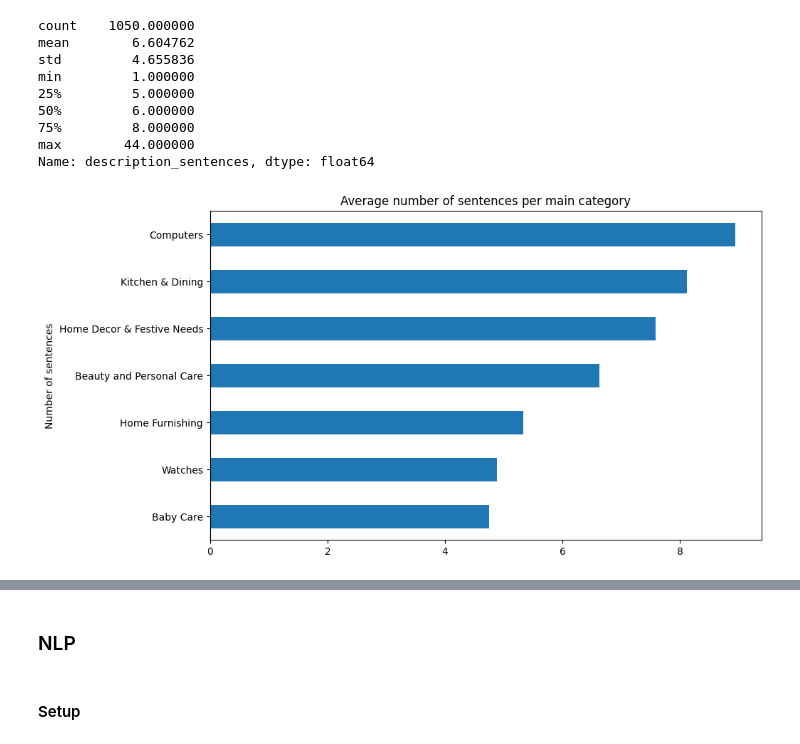
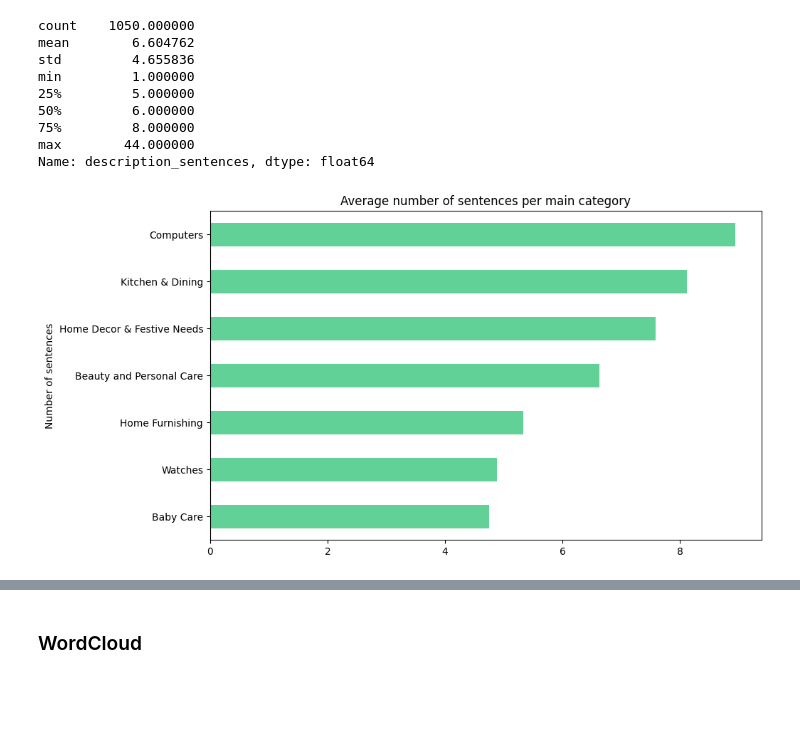
Before and after one commit to Laeti-dev/P6-txt-img_classification, a Jupyter notebook: notebooks/EDA.ipynb, the cells around one changed output, grey strips where cells are left out. Cells and saved outputs as stored; diff of their text form; code cells hidden in the pictures; blank space fills up the shorter version.

Commit message:
wordclouds and tokenized descriptions

```diff
--- a/notebooks/EDA.ipynb
+++ b/notebooks/EDA.ipynb
@@ -11,3 +16,5 @@ from nltk.stem import WordNetLemmatizer
+# %%
+COLOR = '#62d197'
 # %% [markdown]
 # EDA
 # %%
@@ -108,0 +118,12 @@ df.head()
+# %%
+df_cat = df.copy()
+
+def split_subcategories(product):
+    cleaned = product.strip('["]').replace(' >> ', '>>')
+    categories = cleaned.split('>>')
+    return categories[:-1]
+
+def extract_subcategories(row):
+    categories = row.strip('["]').split(' >> ')
+    sub_categories = ' '.join(categories[1:])  # Joindre toutes les sous-catégories en une seule chaîne
+    return sub_categories
@@ -116,0 +207,3 @@ KeyError: 'product_category_tree'
+# %%
+df['children'] = df['product_category_tree'].apply(extract_subcategories)
+df.head()
@@ -126,3 +233,6 @@ df = df.drop(columns='product_category_tree')
+# %%
+# Normalize description to lowercase
+df['description'] = df['description'].str.lower()
 # %%
 # Count number of characters in description
 df['description_length'] = df['description'].apply(lambda x: len(x))
@@ -155,13 +265,13 @@ Name: description_sentences, dtype: float64
 # %%
 # plot the distribution of the number of sentences per main category ordered by the average number of sentences
 # labels should be on the y-axis, and the number of sentences on the x-axis
 fig = plt.figure(figsize=(10, 6))
-df.groupby('main_category')['description_sentences'].mean().sort_values().plot(kind='barh')
+df.groupby('main_category')['description_sentences'].mean().sort_values().plot(kind='barh', color=COLOR)
 plt.title('Average number of sentences per main category')
 plt.ylabel('Number of sentences')
 plt.show()
 # %% [output]
-[figure, old version]
+[figure, new version]
 # %%
 home = df[df['main_category'] == 'Home Furnishing']
 # %% [output]
@@ -172,6 +282,4 @@ home = df[df['main_category'] == 'Home Furnishing']
 | 33 | b85f8843bb1c297dd5712f0bd287006d | SANTOSH ROYAL FASHION Cotton Embr... | ["Home Furnishing >> Living Room ... | Key Features of SANTOSH ROYAL FAS... | b85f8843bb1c297dd5712f0bd287006d.jpg | Home Furnishing | 954 | ... |
 | 34 | a4b09aa7927c59fbb39960b3d7919909 | House This Queen Cotton Duvet Cover | ["Home Furnishing >> Bed Linen >>... | Key Features of House This Queen ... | a4b09aa7927c59fbb39960b3d7919909.jpg | Home Furnishing | 583 | ... |
 # %% [markdown]
-### NLP
+### WordCloud
-# %% [markdown]
-#### Setup
```
Also changed, not shown: parts of 29 cells of this notebook, 2 other files.
